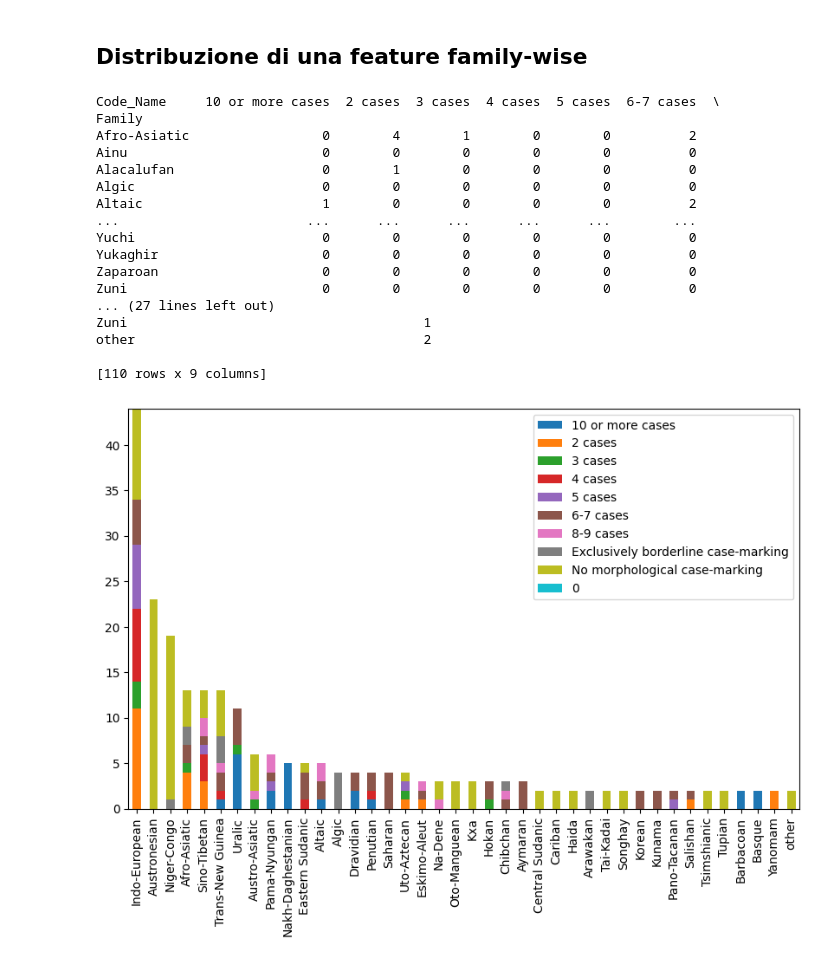
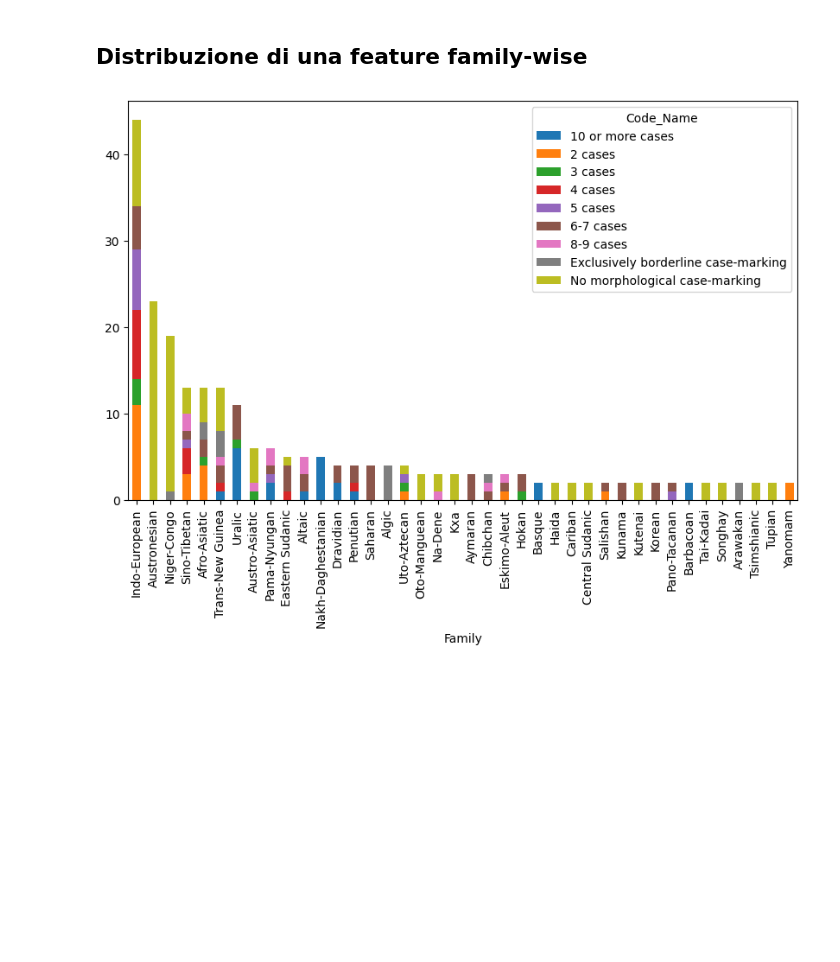
Before and after one commit to FedeBrus/Progetto1FAS, a Jupyter notebook: notebooks/geographical_distribution.ipynb, the cells around one changed output. Saved outputs shown, nothing was run; the diff lists cells and outputs as text; code cells hidden in the pictures; blank space fills up the shorter version.

```diff
--- a/notebooks/geographical_distribution.ipynb
+++ b/notebooks/geographical_distribution.ipynb
@@ -52,45 +52,20 @@ plt.show()
 # %%
 feature_id = "49A"
 
 qdf = df.copy()
 qdf = stats.filter(qdf, "Parameter_ID", [feature_id])
 qdf = pd.crosstab(qdf["Family"], qdf["Code_Name"])
 
 n_top = 40
-top = (qdf
-       .assign(Total=qdf.sum(axis=1))
-       .sort_values("Total", ascending=False)
-       .drop(columns="Total")
-       .head(n_top))
+qdf = qdf.assign(Total=qdf.sum(axis=1))
 
-others = qdf.iloc[n_top:]
+qdf = qdf.drop(index="other")
 
-if not others.empty:
-    other_series = pd.Series({"Other": others.sum()})
-    languages_by_family = pd.concat([top, other_series])
-else:
-    languages_by_family = top
+languages_by_family = qdf.sort_values("Total", ascending=False)
+languages_by_family = languages_by_family.drop("Total", axis=1)
 
-languages_by_family_chunks = stats.get_chunks(languages_by_family, 40)
+chunk = stats.get_chunks(languages_by_family, 40)[0]
 
-for chunk in languages_by_family_chunks:
-    plotter.stacked_bar_plot(chunk)
+plotter.stacked_bar_plot(chunk)
 # %% [output]
-Code_Name     10 or more cases  2 cases  3 cases  4 cases  5 cases  6-7 cases  \
-Family
-Afro-Asiatic                 0        4        1        0        0          2
-Ainu                         0        0        0        0        0          0
-Alacalufan                   0        1        0        0        0          0
-Algic                        0        0        0        0        0          0
-Altaic                       1        0        0        0        0          2
-...                        ...      ...      ...      ...      ...        ...
-Yuchi                        0        0        0        0        0          0
-Yukaghir                     0        0        0        0        0          0
-Zaparoan                     0        0        0        0        0          0
-Zuni                         0        0        0        0        0          0
-... (27 lines left out)
-Zuni                                      1
-other                                     2
-
-[110 rows x 9 columns]
-[figure, old version]
+[figure, new version]
```
Also changed, not shown: parts of 1 cell of this notebook, 1 other file.
